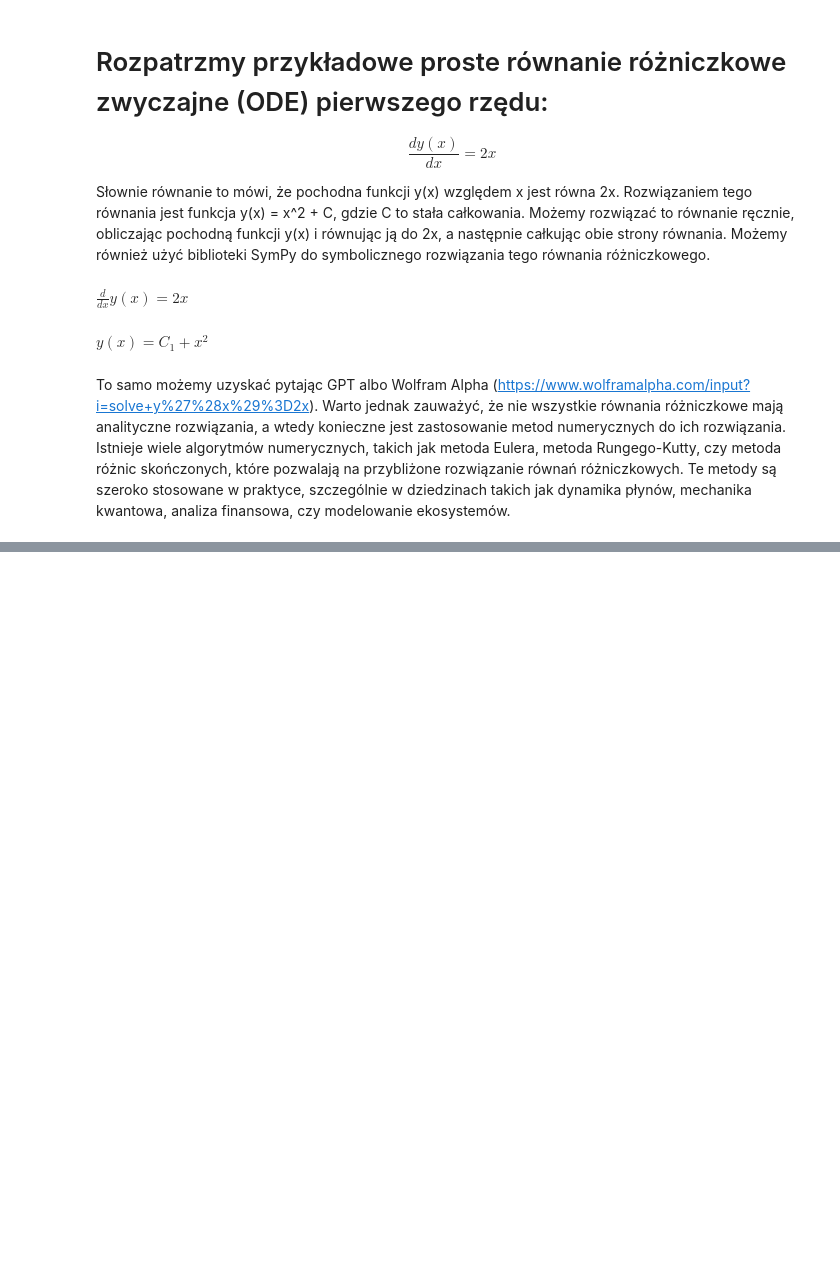
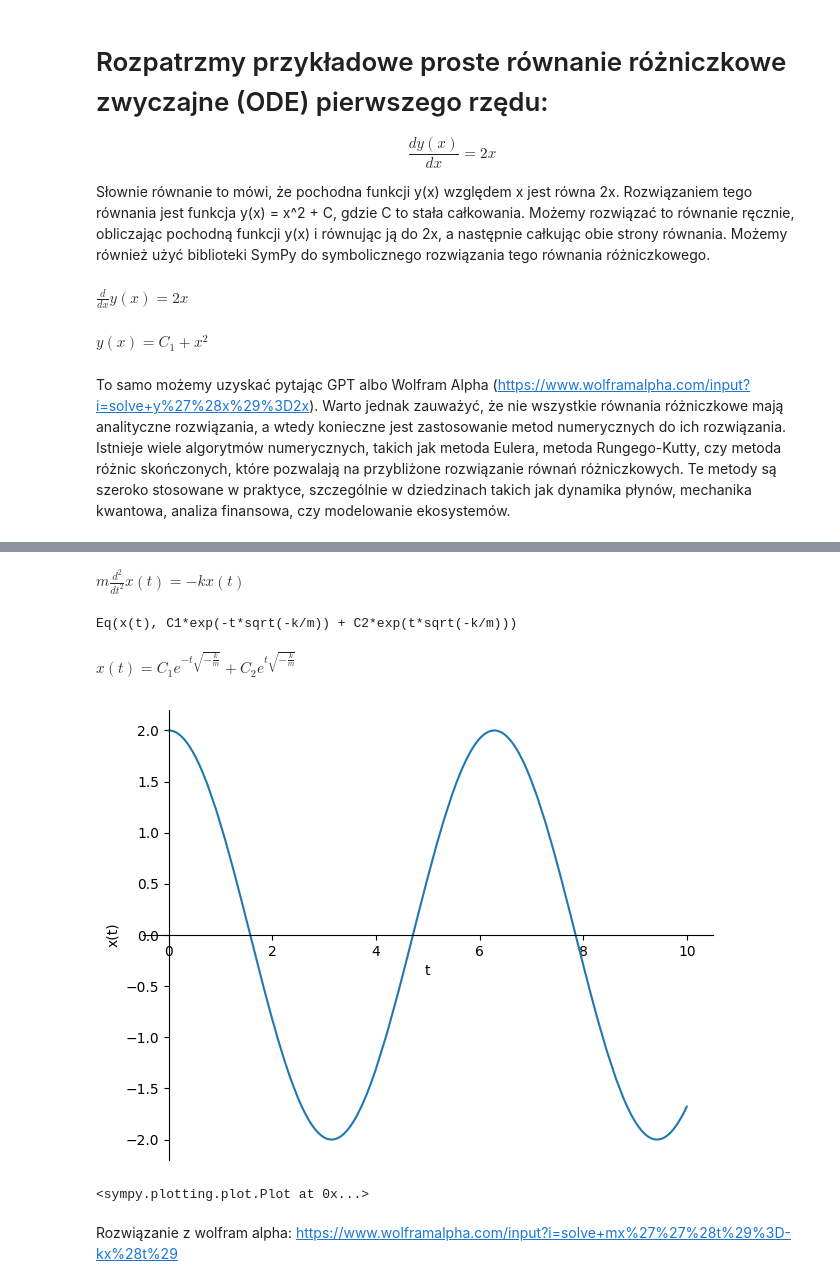
Before and after one commit to dchorazkiewicz/Modern_Physics, a Jupyter notebook: 01_Matematyka/06_Równania_różniczkowe.ipynb, the cells around one changed output, grey strips where cells are left out. Cells and saved outputs as stored; diff of their text form; code cells hidden in the pictures; blank space fills up the shorter version.

```diff
--- a/01_Matematyka/06_Równania_różniczkowe.ipynb
+++ b/01_Matematyka/06_Równania_różniczkowe.ipynb
@@ -74,0 +146,39 @@ To samo możemy uzyskać pytając GPT albo Wolfram Alpha (https://www.wolframalp
+# %%
+# zdefiniujmy zmienne x, t, m, k jako symbole
+x, t, m, k = sp.symbols('x t m k')
+
+# zdefiniujmy funkcję x(t) jako symbol
+x = sp.Function('x')(t)
+
+# zdefiniujmy równanie różniczkowe dla oscylatora harmonicznego
+
+ode = sp.Eq(m*x.diff(t, t), -k*x)
+ode
+# %% [output]
+$\displaystyle m \frac{d^{2}}{d t^{2}} x{\left(t \right)} = - k x{\left(t \right)}$
+# %%
+# rozwiążmy równanie różniczkowe dla oscylatora harmonicznego
+solution = sp.dsolve(ode)
+print(solution)
+# %% [output]
+Eq(x(t), C1*exp(-t*sqrt(-k/m)) + C2*exp(t*sqrt(-k/m)))
+# %%
+# uprośćmy rozwiązanie
+solution = sp.trigsimp(solution)
+# %%
+solution
+# %% [output]
+$\displaystyle x{\left(t \right)} = C_{1} e^{- t \sqrt{- \frac{k}{m}}} + C_{2} e^{t \sqrt{- \frac{k}{m}}}$
+# %%
+# podstawmy wartości stałych C1 i C2 do rozwiązania
+C1, C2 = sp.symbols('C1 C2')
+solution = solution.subs({C1: 1, C2: 1})#
+# podstawmy wartości stałych m, k do rozwiązania
+solution = solution.subs({m: 1, k: 1})
+# narysujmy rozwiązanie
+sp.plot(solution.rhs, (t, 0, 10), ylabel='x(t)', xlabel='t')
+# %% [output]
+[figure, added]
+<sympy.plotting.plot.Plot at 0x...>
+# %% [markdown]
+Rozwiązanie z wolfram alpha: https://www.wolframalpha.com/input?i=solve+mx%27%27%28t%29%3D-kx%28t%29
```
Also changed, not shown: parts of 15 cells of this notebook.
